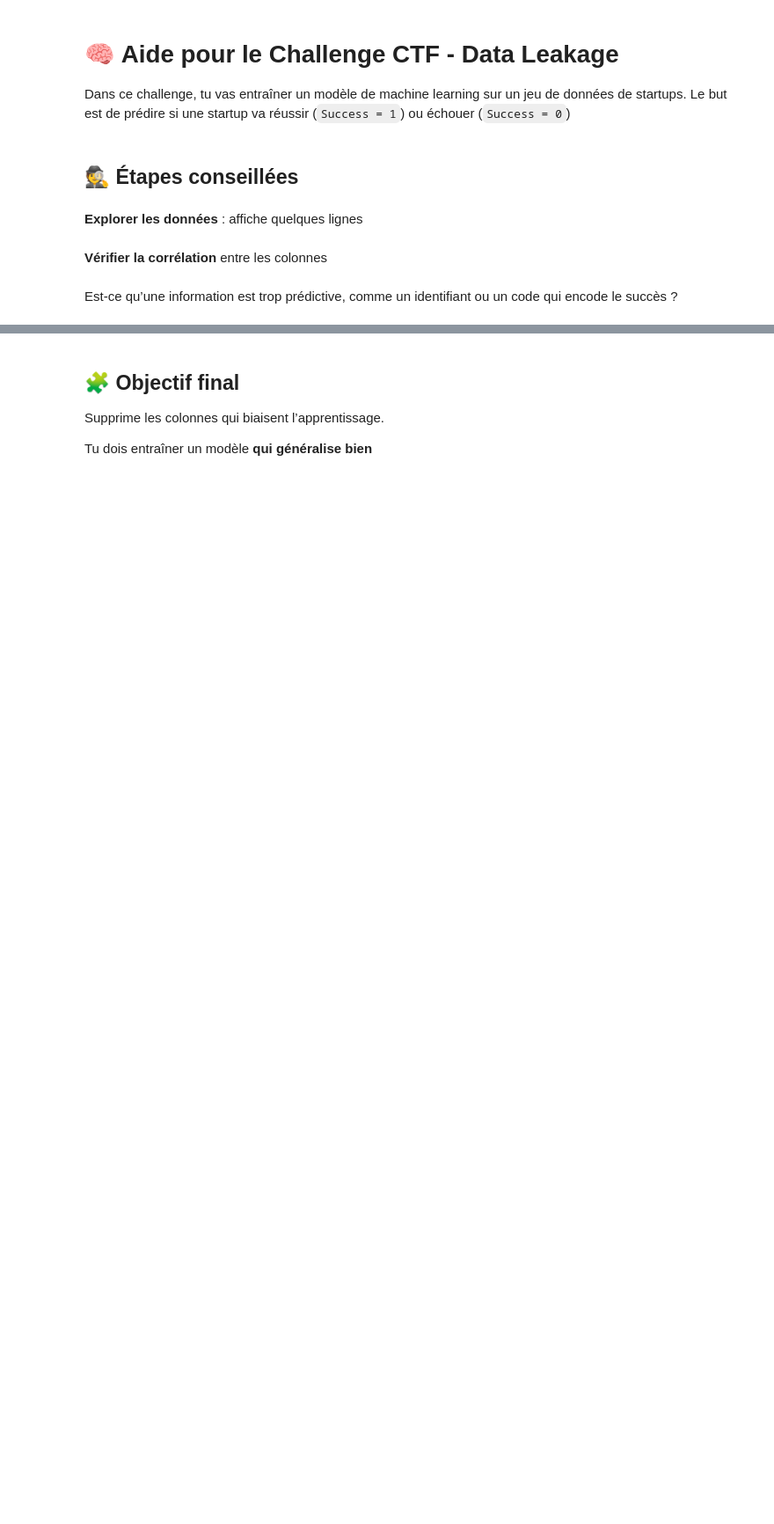
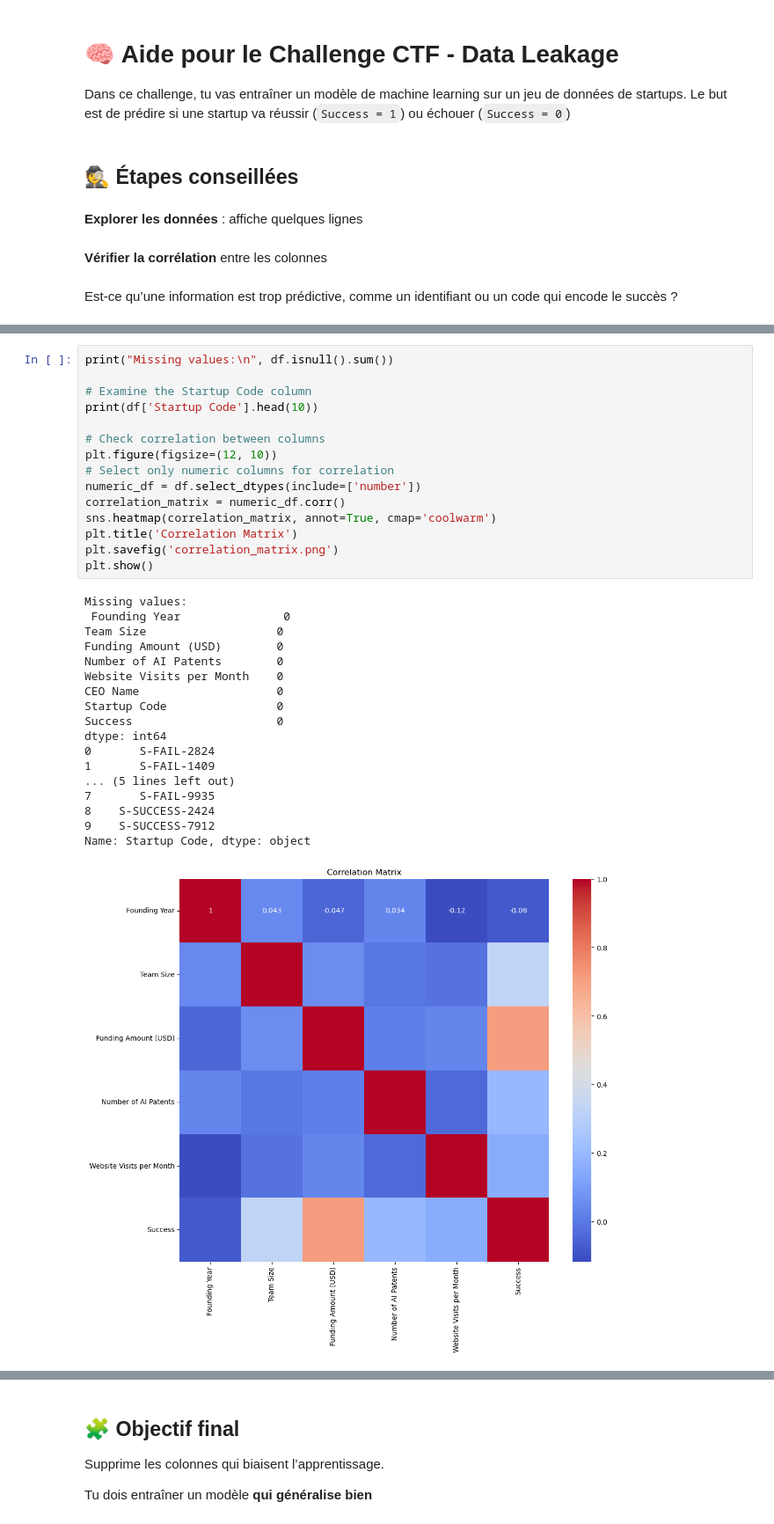
Before and after one commit to WRH-05/RobAI2, a Jupyter notebook: challenges/code/ch-2.ipynb, the cells around one changed output, grey strips where cells are left out. Shown at 88% size. Drawn from its saved outputs; the diff is of its cells as text; blank space fills up the shorter version.

```diff
--- a/challenges/code/ch-2.ipynb
+++ b/challenges/code/ch-2.ipynb
@@ -36,0 +47,34 @@ print(df.head())
+# %%
+print("Missing values:\n", df.isnull().sum())
+
+# Examine the Startup Code column
+print(df['Startup Code'].head(10))
+
+# Check correlation between columns
+plt.figure(figsize=(12, 10))
+# Select only numeric columns for correlation
+numeric_df = df.select_dtypes(include=['number'])
+correlation_matrix = numeric_df.corr()
+sns.heatmap(correlation_matrix, annot=True, cmap='coolwarm')
+plt.title('Correlation Matrix')
+plt.savefig('correlation_matrix.png')
+plt.show()
+# %% [output]
+Missing values:
+ Founding Year               0
+Team Size                   0
+Funding Amount (USD)        0
+Number of AI Patents        0
+Website Visits per Month    0
+CEO Name                    0
+Startup Code                0
+Success                     0
+dtype: int64
+0       S-FAIL-2824
+1       S-FAIL-1409
+... (5 lines left out)
+7       S-FAIL-9935
+8    S-SUCCESS-2424
+9    S-SUCCESS-7912
+Name: Startup Code, dtype: object
+[figure, added]
```
Also changed, not shown: parts of 4 cells of this notebook, 3 other files.
